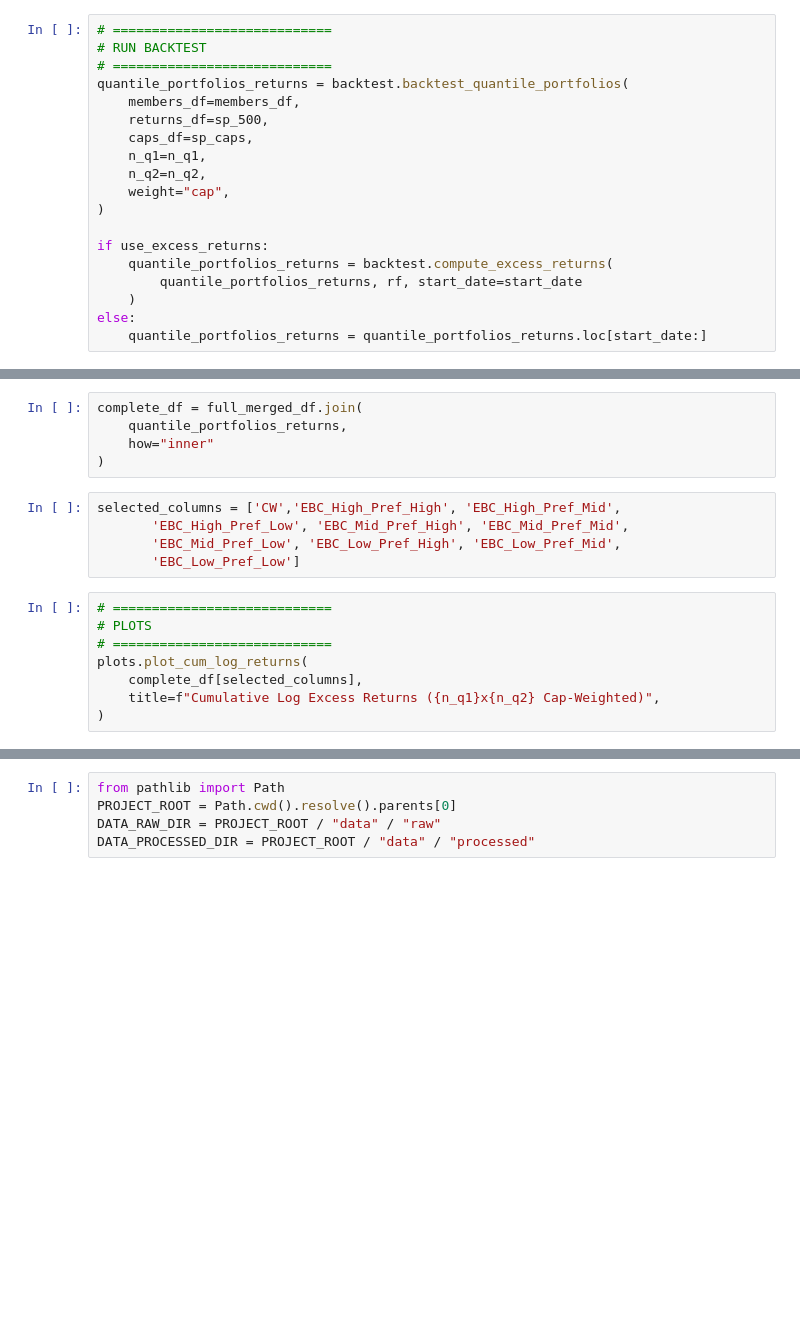
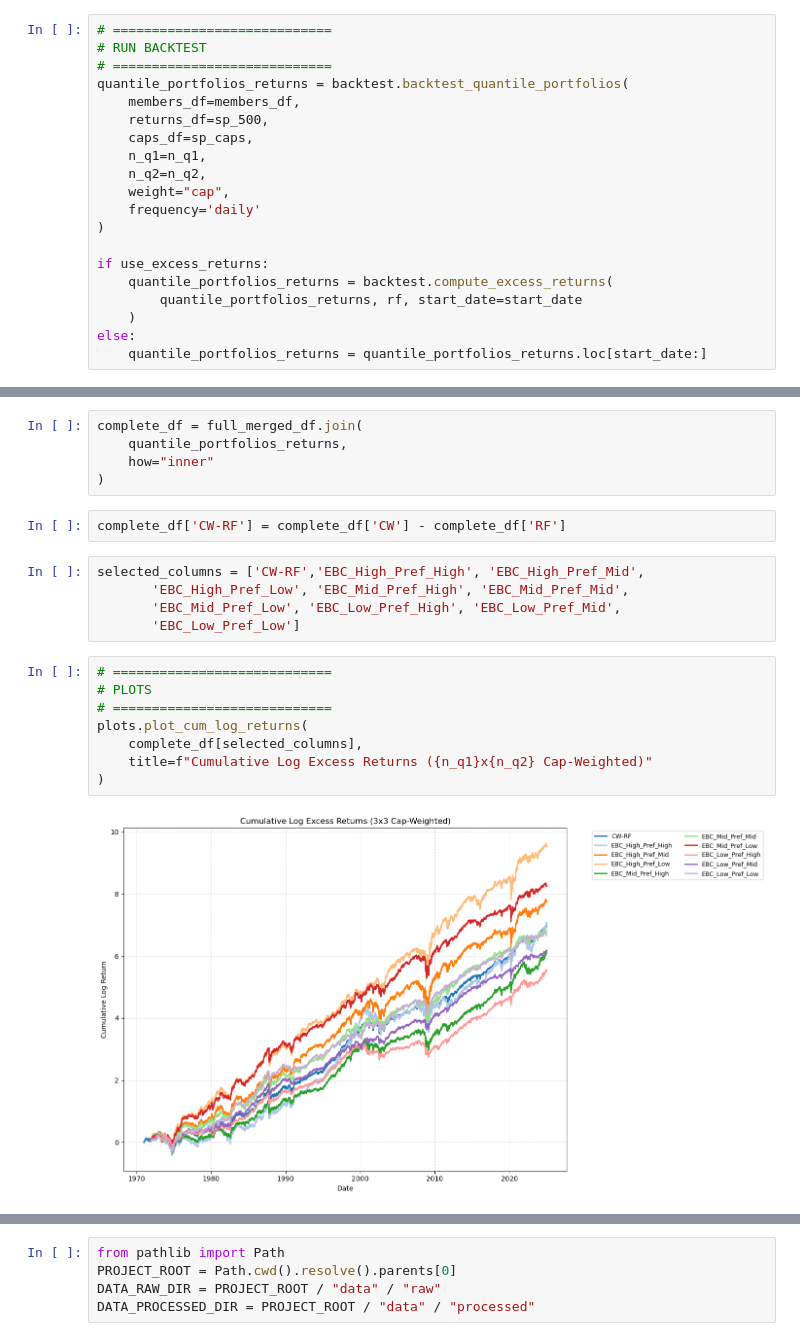
Before and after one commit to eviprous/Invesco_Research_Project, a Jupyter notebook: notebooks/EBC_Quantiles_daily.ipynb, the cells around one changed output, grey strips where cells are left out. Drawn from its saved outputs; the diff is of its cells as text; blank space fills up the shorter version.

```diff
--- a/notebooks/EBC_Quantiles_daily.ipynb
+++ b/notebooks/EBC_Quantiles_daily.ipynb
@@ -94,6 +108,7 @@ quantile_portfolios_returns = backtest.backtest_quantile_portfolios(
     n_q1=n_q1,
     n_q2=n_q2,
     weight="cap",
+    frequency='daily'
 )
 
 if use_excess_returns:
@@ -121,18 +136,22 @@ complete_df = full_merged_df.join(
     quantile_portfolios_returns,
     how="inner"
 )
+# %%
+complete_df['CW-RF'] = complete_df['CW'] - complete_df['RF']
 # %%
-selected_columns = ['CW','EBC_High_Pref_High', 'EBC_High_Pref_Mid',
+selected_columns = ['CW-RF','EBC_High_Pref_High', 'EBC_High_Pref_Mid',
        'EBC_High_Pref_Low', 'EBC_Mid_Pref_High', 'EBC_Mid_Pref_Mid',
        'EBC_Mid_Pref_Low', 'EBC_Low_Pref_High', 'EBC_Low_Pref_Mid',
        'EBC_Low_Pref_Low']
 # %%
 # ============================
 # PLOTS
 # ============================
 plots.plot_cum_log_returns(
     complete_df[selected_columns],
-    title=f"Cumulative Log Excess Returns ({n_q1}x{n_q2} Cap-Weighted)",
+    title=f"Cumulative Log Excess Returns ({n_q1}x{n_q2} Cap-Weighted)"
 )
+# %% [output]
+[figure, added]
 # %%
 # FM expected-return grid (annualized %)
```
Also changed, not shown: parts of 6 cells of this notebook, 7 other files.
